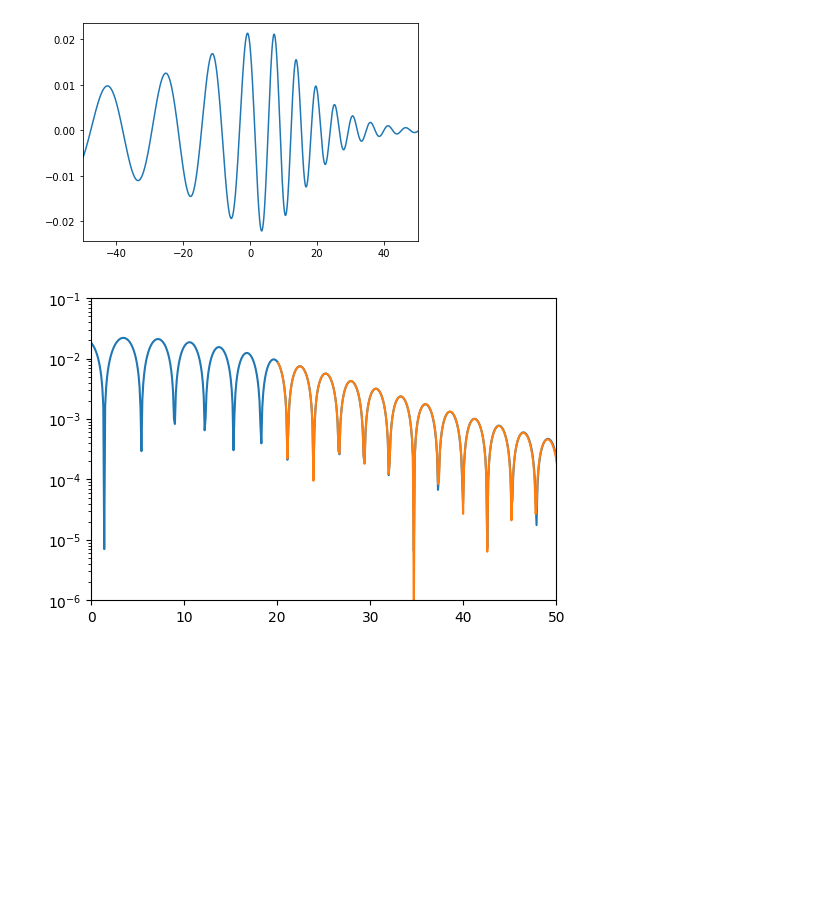
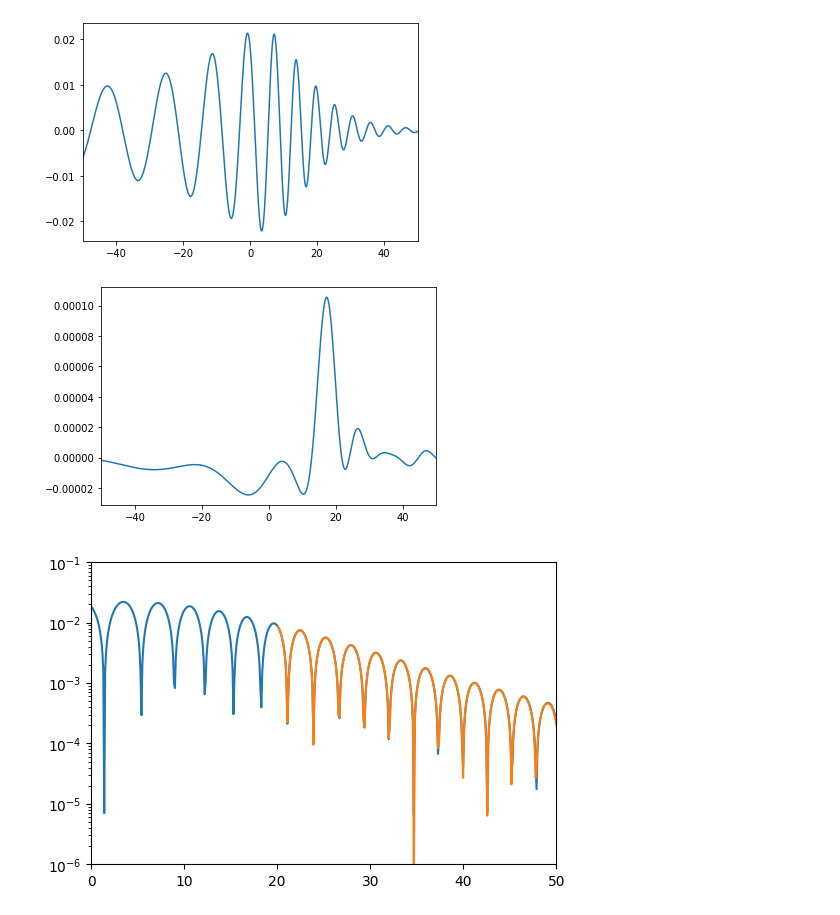
Before and after one commit to eliotfinch/qnmfits, a Jupyter notebook: examples/quadratic_qnms.ipynb, the cells around one changed output. Cells and saved outputs as stored; diff of their text form; code cells hidden in the pictures; blank space fills up the shorter version.

```diff
--- a/examples/quadratic_qnms.ipynb
+++ b/examples/quadratic_qnms.ipynb
@@ -17,6 +17,13 @@ ax.plot(sim.times, np.real(sim.h[4,4]))
 _ = ax.set_xlim(-50, 50)
 # %% [output]
 [figure]
+# %%
+fig, ax = plt.subplots()
+# ax.plot(sim.times, np.real(sim.h[4,4]))
+ax.plot(sim.times, np.real(sim.h[4,0]))
+_ = ax.set_xlim(-50, 50)
+# %% [output]
+[figure, added]
 # %%
 best_fit = qnmfits.ringdown_fit(
     sim.times,
```
Also changed, not shown: parts of 1 cell of this notebook, 5 other files.
